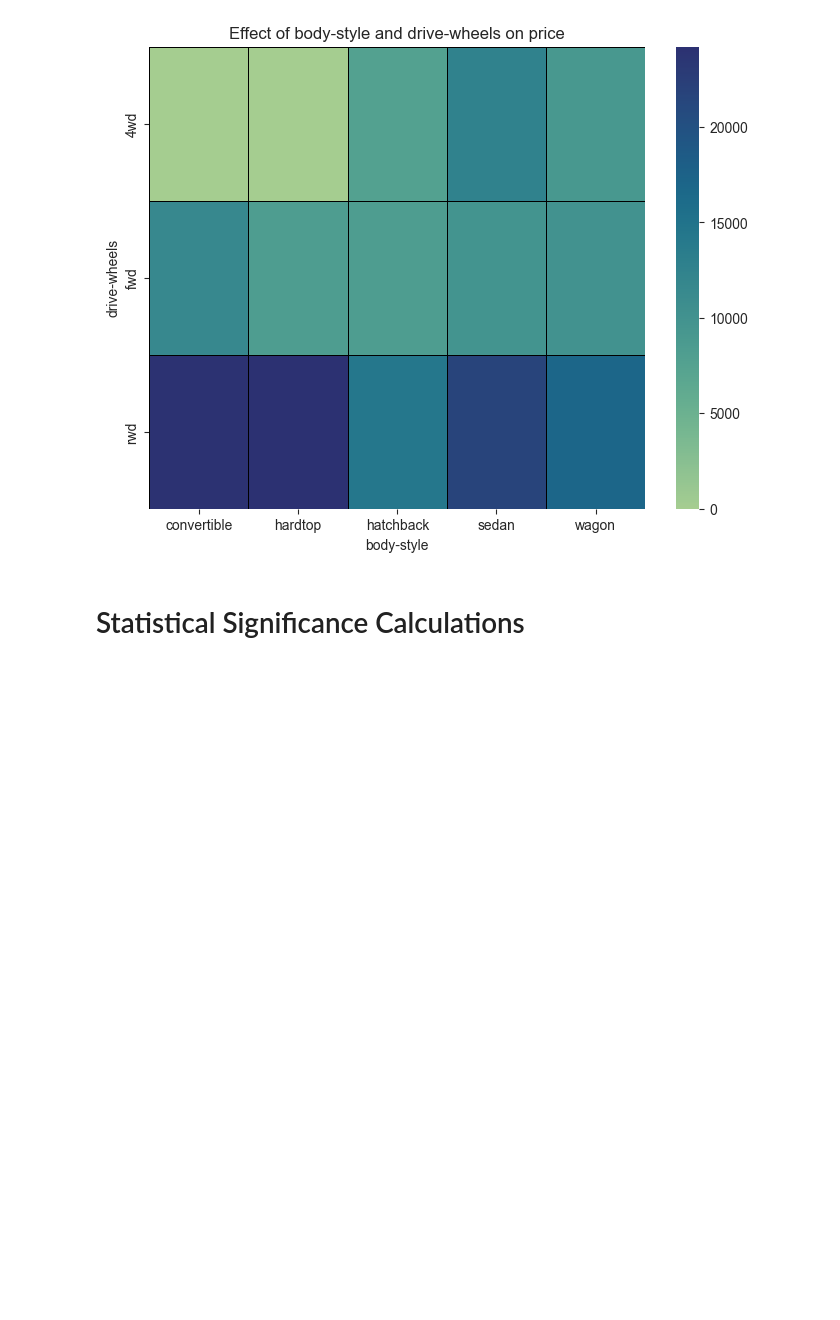
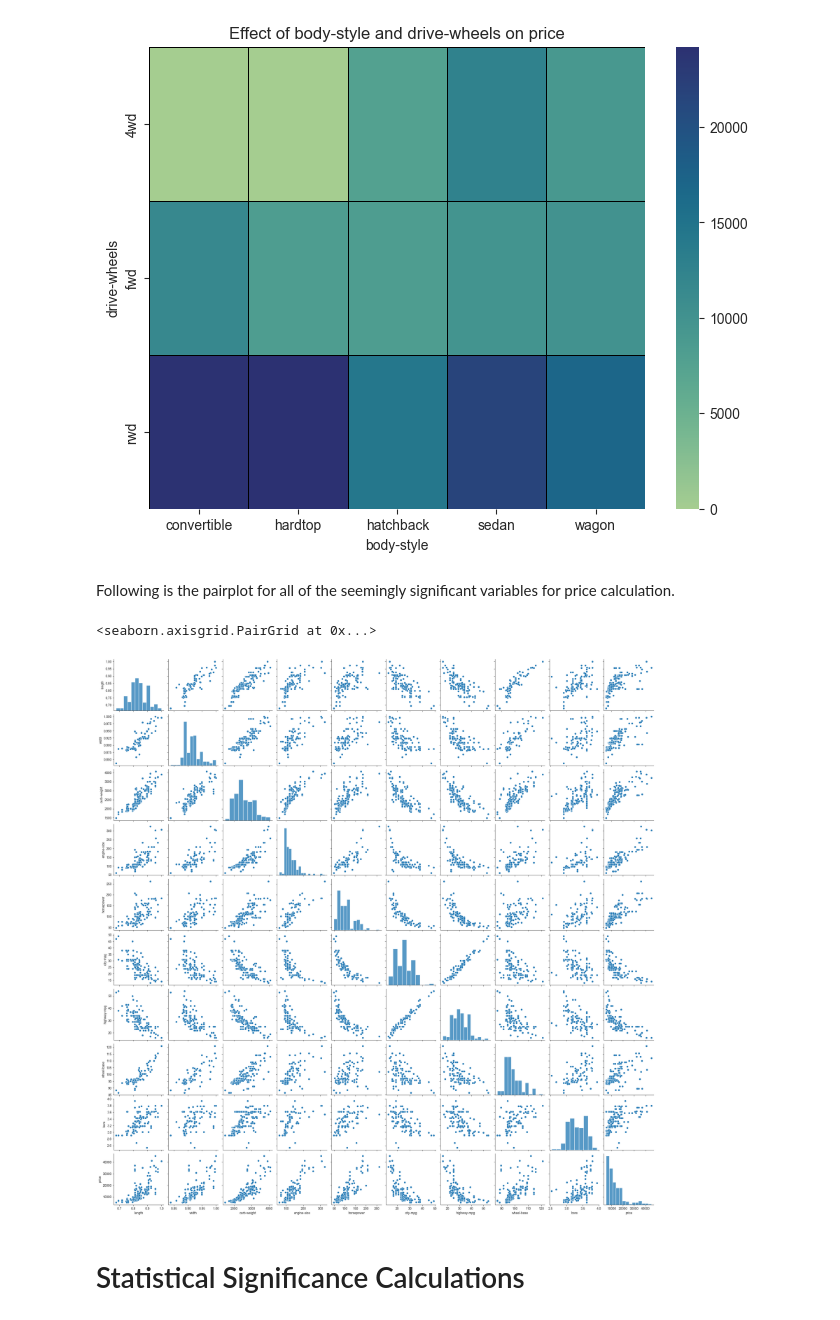
Before and after one commit to altmashsheikh10/car_price_predictor, a Jupyter notebook: eda_and_prediction_model.ipynb, the cells around one changed output. Saved outputs shown, nothing was run; the diff lists cells and outputs as text; code cells hidden in the pictures; blank space fills up the shorter version.

```diff
--- a/eda_and_prediction_model.ipynb
+++ b/eda_and_prediction_model.ipynb
@@ -309,6 +309,26 @@ plt.title("Effect of body-style and drive-wheels on price")
 plt.show()
 # %% [output]
 [figure]
+# %% [markdown]
+Following is the pairplot for all of the seemingly significant variables for price calculation.
+# %%
+df.columns
+df_pairplot = df[['length',
+'width',
+'curb-weight',
+'engine-size',
+'horsepower',
+'city-mpg',
+'highway-mpg',
+'wheel-base',
+'bore',
+'drive-wheels',
+'price']]
+
+sns.pairplot(df_pairplot)
+# %% [output]
+<seaborn.axisgrid.PairGrid at 0x...>
+[figure, added]
 # %% [markdown]
 # Statistical Significance Calculations
 # %%
```
Also changed, not shown: parts of 8 cells of this notebook, 10 other files.
